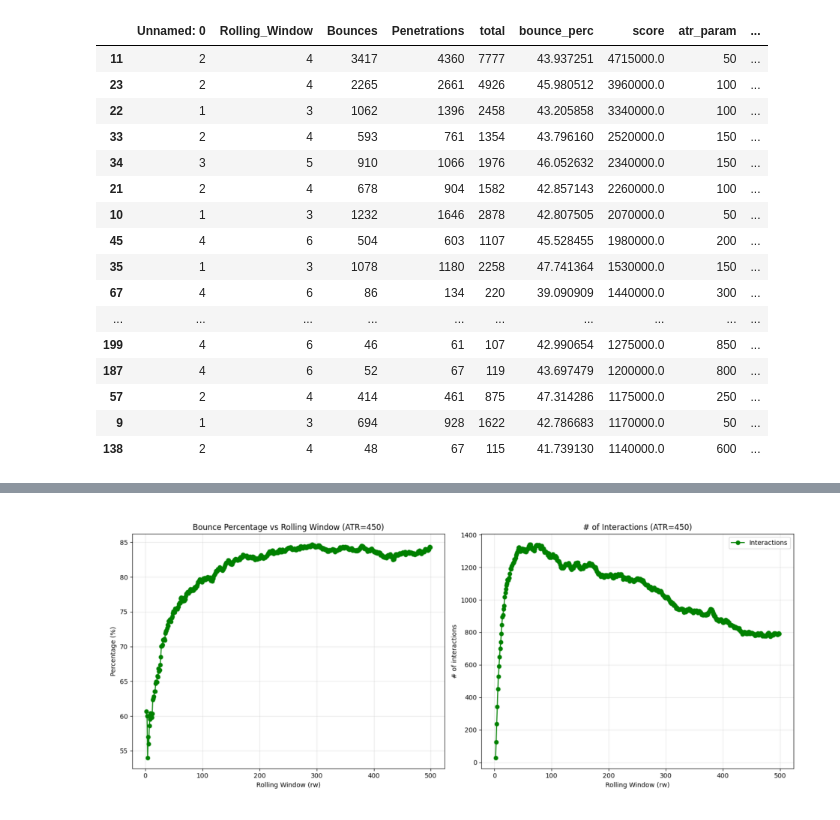
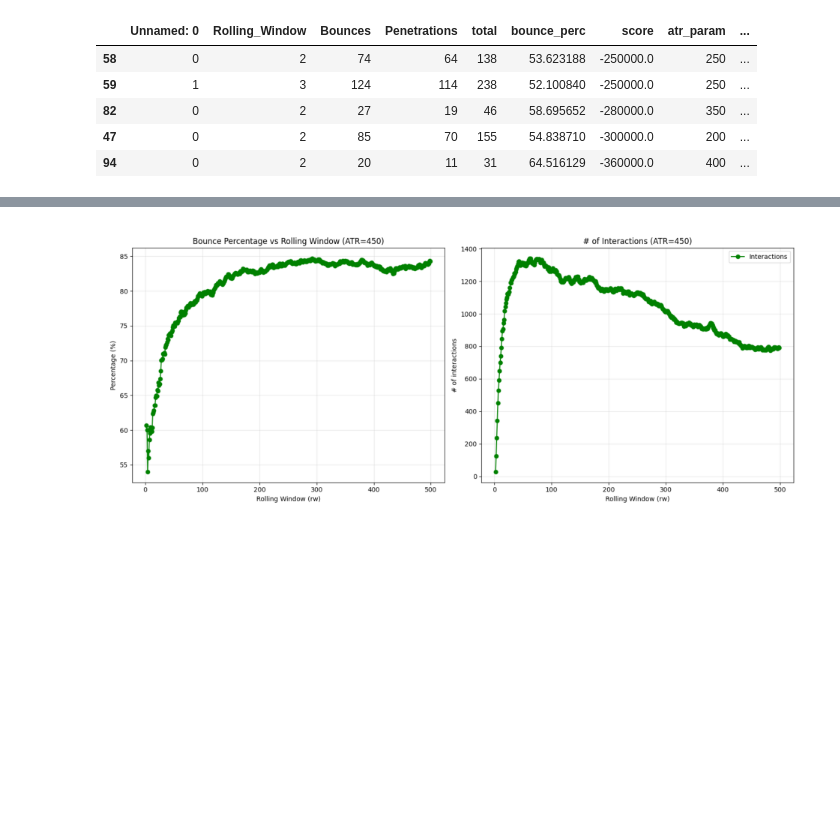
Before and after one commit to b-temirov/almaty-lake-capital, a Jupyter notebook: bot/strategy/discovery/bounce_experiment.ipynb, the cells around one changed output, grey strips where cells are left out. Saved outputs shown, nothing was run; the diff lists cells and outputs as text; code cells hidden in the pictures; blank space fills up the shorter version.

```diff
--- a/bot/strategy/discovery/bounce_experiment.ipynb
+++ b/bot/strategy/discovery/bounce_experiment.ipynb
@@ -2,9 +2,8 @@
 from pathlib import Path
 import pandas as pd
 
-freqs = ['1d', '12h', '8h', '6h', '4h', '2h', '1h', '30m', '15m', '5m', '3m', '1m']
+freqs = ['30m', '15m', '5m', '3m', '1m']
 atrs = [i for i in range(50, 1000, 50)]
-
 
 all_best_scores = []
 
@@ -18,7 +17,7 @@ for atr in atrs:
 
             # Find the best row
             best_idx = df['bounce_perc'].idxmin()
-            best_row = df.loc[[best_idx]].copy() # Using [[]] keeps it as a DataFrame
+            best_row = df.loc[[best_idx]].copy()
 
             # Add metadata columns
             best_row['atr_param'] = atr
@@ -55,9 +43,8 @@ final_leaderboard.head(20)
 from pathlib import Path
 import pandas as pd
 
-freqs = ['1d', '12h', '8h', '6h', '4h', '2h', '1h', '30m', '15m', '5m', '3m', '1m']
+freqs = ['30m', '15m', '5m', '3m', '1m']
 atrs = [i for i in range(50, 1000, 50)]
-
 
 all_best_scores = []
 
@@ -140,25 +116,14 @@ final_pen_leaderboard = pd.concat(all_best_scores, ignore_index=True)
 # Sort by score
 final_pen_leaderboard = final_pen_leaderboard.sort_values('score', ascending=False)
 # %%
-final_pen_leaderboard.head(20)
+final_pen_leaderboard.tail(5)
 # %% [output]
 |  | Unnamed: 0 | Rolling_Window | Bounces | Penetrations | total | bounce_perc | score | atr_param | ... |
-| 11 | 2 | 4 | 3417 | 4360 | 7777 | 43.937251 | 4715000.0 | 50 | ... |
-| 23 | 2 | 4 | 2265 | 2661 | 4926 | 45.980512 | 3960000.0 | 100 | ... |
-| 22 | 1 | 3 | 1062 | 1396 | 2458 | 43.205858 | 3340000.0 | 100 | ... |
-| 33 | 2 | 4 | 593 | 761 | 1354 | 43.796160 | 2520000.0 | 150 | ... |
-| 34 | 3 | 5 | 910 | 1066 | 1976 | 46.052632 | 2340000.0 | 150 | ... |
-| 21 | 2 | 4 | 678 | 904 | 1582 | 42.857143 | 2260000.0 | 100 | ... |
-| 10 | 1 | 3 | 1232 | 1646 | 2878 | 42.807505 | 2070000.0 | 50 | ... |
-| 45 | 4 | 6 | 504 | 603 | 1107 | 45.528455 | 1980000.0 | 200 | ... |
-| 35 | 1 | 3 | 1078 | 1180 | 2258 | 47.741364 | 1530000.0 | 150 | ... |
-| 67 | 4 | 6 | 86 | 134 | 220 | 39.090909 | 1440000.0 | 300 | ... |
-| ... | ... | ... | ... | ... | ... | ... | ... | ... | ... |
-| 199 | 4 | 6 | 46 | 61 | 107 | 42.990654 | 1275000.0 | 850 | ... |
-| 187 | 4 | 6 | 52 | 67 | 119 | 43.697479 | 1200000.0 | 800 | ... |
-| 57 | 2 | 4 | 414 | 461 | 875 | 47.314286 | 1175000.0 | 250 | ... |
-| 9 | 1 | 3 | 694 | 928 | 1622 | 42.786683 | 1170000.0 | 50 | ... |
-| 138 | 2 | 4 | 48 | 67 | 115 | 41.739130 | 1140000.0 | 600 | ... |
+| 58 | 0 | 2 | 74 | 64 | 138 | 53.623188 | -250000.0 | 250 | ... |
+| 59 | 1 | 3 | 124 | 114 | 238 | 52.100840 | -250000.0 | 250 | ... |
+| 82 | 0 | 2 | 27 | 19 | 46 | 58.695652 | -280000.0 | 350 | ... |
+| 47 | 0 | 2 | 85 | 70 | 155 | 54.838710 | -300000.0 | 200 | ... |
+| 94 | 0 | 2 | 20 | 11 | 31 | 64.516129 | -360000.0 | 400 | ... |
 # %%
 import matplotlib.pyplot as plt
 import pandas as pd
```
Also changed, not shown: parts of 3 cells of this notebook, 2 other files.
